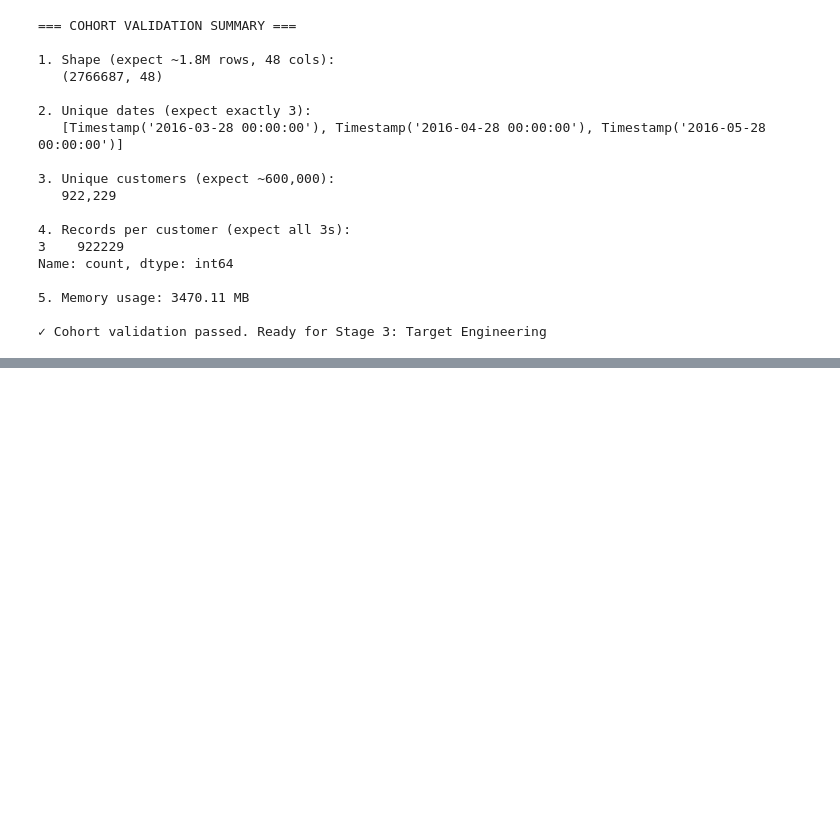
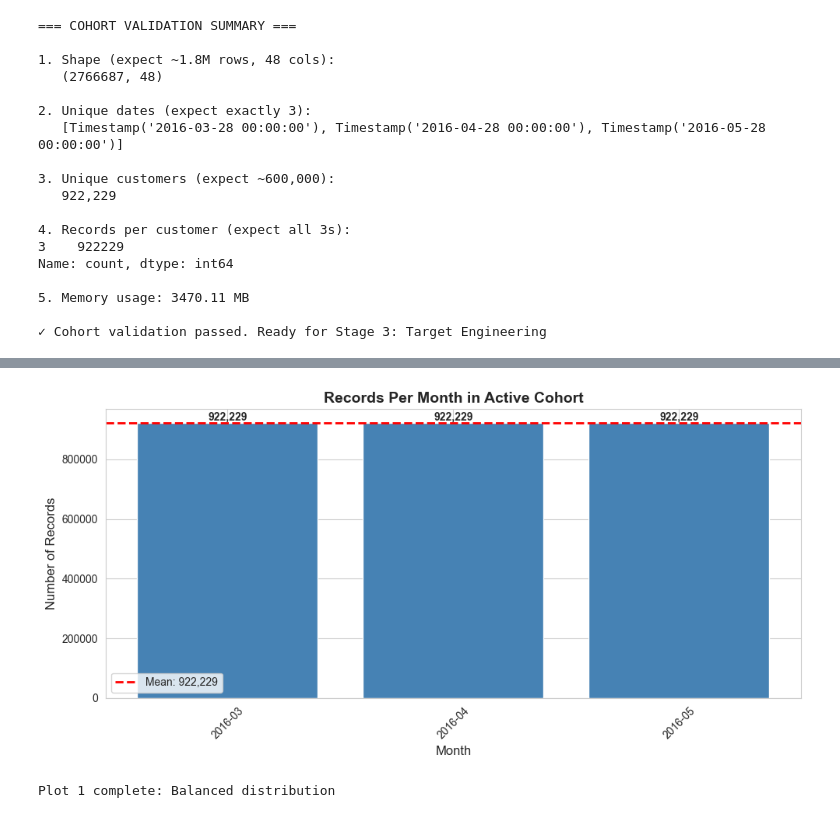
Before and after one commit to richyfabz/Santander_recommendation_sys, a Jupyter notebook: notebooks/02_cohort_selection.ipynb, the cells around one changed output, grey strips where cells are left out. Cells and saved outputs as stored; diff of their text form; code cells hidden in the pictures; blank space fills up the shorter version.

Commit message:
feat: added visualisation to display distribution

```diff
--- a/notebooks/02_cohort_selection.ipynb
+++ b/notebooks/02_cohort_selection.ipynb
@@ -267,0 +280,9 @@ Name: count, dtype: int64
+# %%
+# Import plotting libraries for later use in EDA and visualization
+import matplotlib.pyplot as plt
+import seaborn as sns
+
+# Set seaborn style for better aesthetics
+sns.set_style('whitegrid')
+plt.rcParams['figure.figsize'] = (12, 5)
+print('Plotting libraries ready')
@@ -267,0 +298,31 @@ Name: count, dtype: int64
+# %%
+# Create a bar plot showing the number of records per month in the active cohort
+monthly_counts = df_cohort['fecha_dato'].value_counts().sort_index()
+fig, ax = plt.subplots(figsize=(10, 5))
+bars = ax.bar(range(len(monthly_counts)), monthly_counts.values, color='steelblue', edgecolor='white')
+
+# Add value labels on top of each bar
+for i, (bar, count) in enumerate(zip(bars, monthly_counts.values)):
+    ax.text(bar.get_x() + bar.get_width()/2, bar.get_height(), f'{int(count):,}', ha='center', va='bottom', fontweight='bold')
+
+# Add a horizontal line for the mean count across the 3 months
+mean_count = monthly_counts.mean()
+ax.axhline(mean_count, color='red', linestyle='--', linewidth=2, label=f'Mean: {mean_count:,.0f}')
+
+# Set x-ticks to be the month labels
+ax.set_xticks(range(len(monthly_counts)))
+ax.set_xticklabels([d.strftime('%Y-%m') for d in monthly_counts.index], rotation=45)
+ax.set_xlabel('Month', fontsize=12)
+ax.set_ylabel('Number of Records', fontsize=12)
+
+# Set the title for the plot
+ax.set_title('Records Per Month in Active Cohort', fontsize=14, fontweight='bold')
+ax.legend()
+
+# Adjust layout and display the plot
+plt.tight_layout()
+plt.show()
+print('Plot 1 complete: Balanced distribution')
+# %% [output]
+[figure, added]
+Plot 1 complete: Balanced distribution
```
Also changed, not shown: parts of 13 cells of this notebook.
